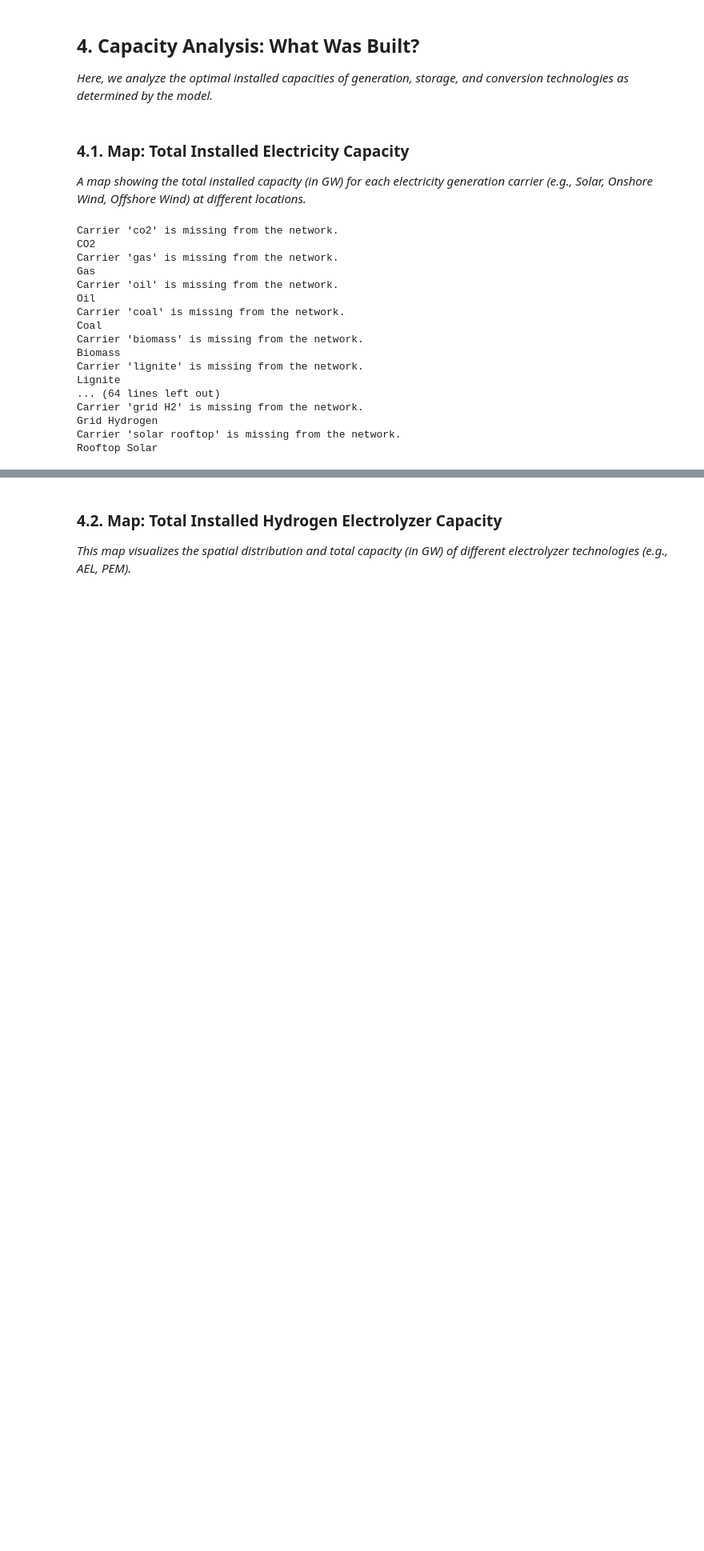
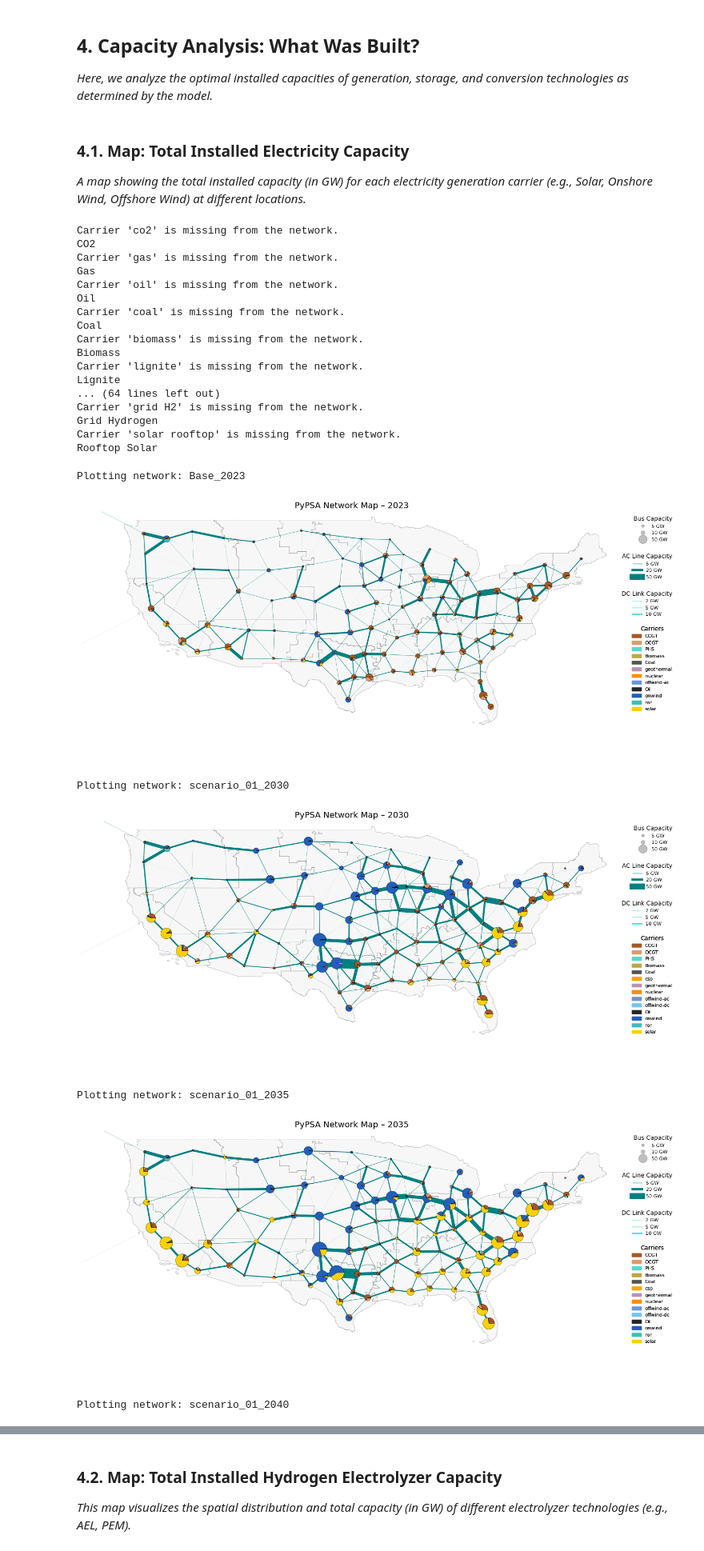
Before and after one commit to open-energy-transition/efuels-supply-potentials, a Jupyter notebook: notebooks/scenario_analysis_single.ipynb, the cells around one changed output, grey strips where cells are left out. Shown at 80% size. Drawn from its saved outputs; the diff is of its cells as text; code cells hidden in the pictures; blank space fills up the shorter version.

```diff
--- a/notebooks/scenario_analysis_single.ipynb
+++ b/notebooks/scenario_analysis_single.ipynb
@@ -103,7 +103,8 @@ for year in years:
     file_path = scenario_dir / file_name
 
     if file_path.exists():
-        key = f"scenario_01_{year}"
+        scenario_name = scenario_dir.name  # e.g., "scenario_01"
+        key = f"{scenario_name}_{year}"
         networks[key] = pypsa.Network(file_path)
         print(f"Loaded: {key}")
     else:
@@ -979,6 +980,7 @@ for key, n in networks.items():
     n.links = n.links[n.links.index.isin(electricity_links.index)]
 
     # Plot della rete con link filtrati
+    line_scale = 5e3
     n.plot(
         ax=ax,
         bus_sizes=0,
@@ -1090,30 +1092,38 @@ for key, n in networks.items():
     )
 
     carrier_handles = [
         mpatches.Patch(color=tech_colors.get(c, 'gray'), label=nice_names.get(c, c))
         for c in sorted(capacity_df.columns) if capacity_df[c].sum() > 0
     ]
     carrier_legend = ax.legend(
         handles=carrier_handles,
         title="Carriers",
         title_fontsize=10,
         fontsize=8,
         frameon=False,
         loc='upper right',
         bbox_to_anchor=(1.1, 0.56),
         ncol=1
     )
 
     ax.add_artist(bus_legend)
     ax.add_artist(ac_legend)
     ax.add_artist(dc_legend)
     ax.add_artist(carrier_legend)
 
     ax.set_extent([-130, -65, 20, 50], crs=ccrs.PlateCarree())
     ax.autoscale(False)
 
     year = key[-4:]  # Extract the year
     ax.set_title(f"PyPSA Network Map – {year}", fontsize=14)
 
     plt.tight_layout()
     plt.show()
+# %% [output]
+Plotting network: Base_2023
+[figure, added]
+Plotting network: scenario_01_2030
+[figure, added]
+Plotting network: scenario_01_2035
+[figure, added]
+Plotting network: scenario_01_2040
```
Also changed, not shown: parts of 2 cells of this notebook, 1 other file.
